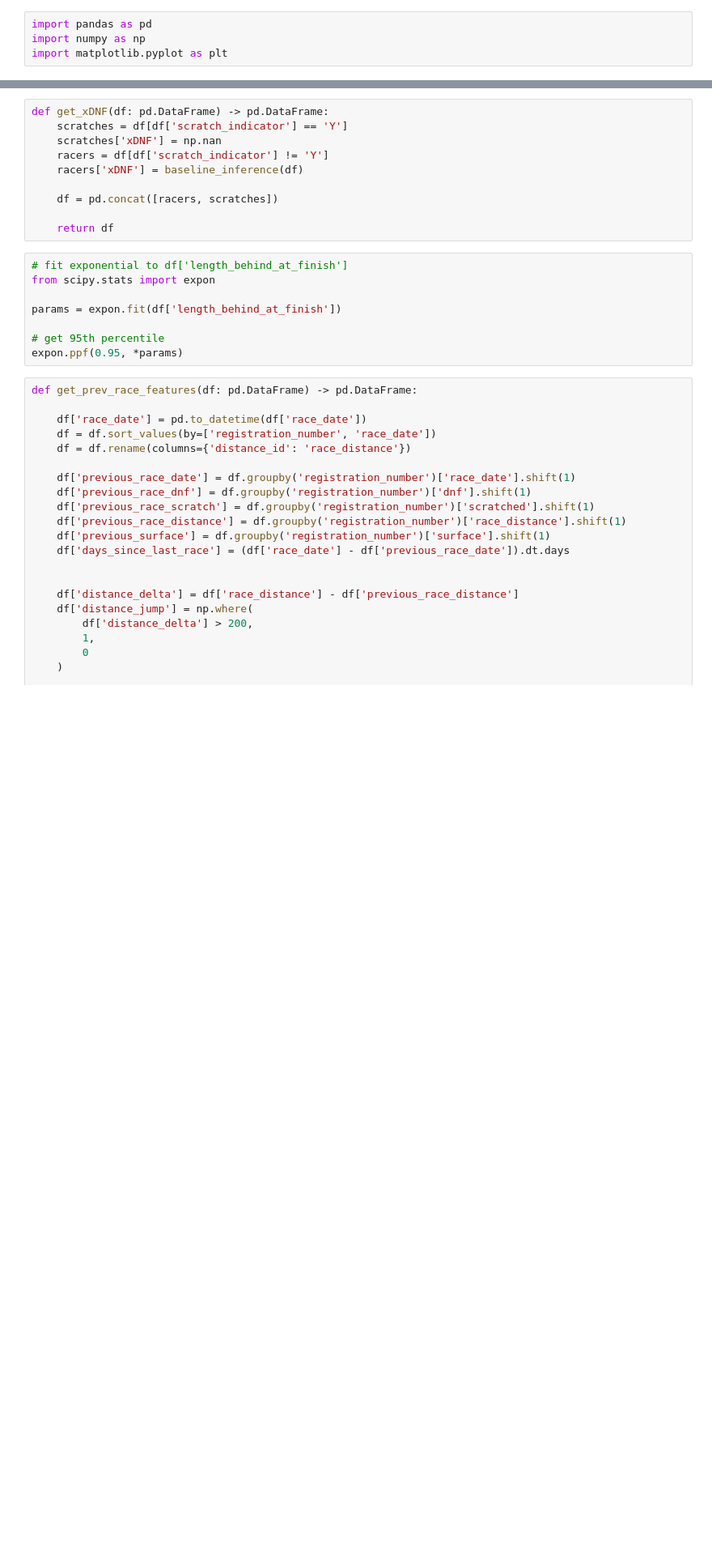
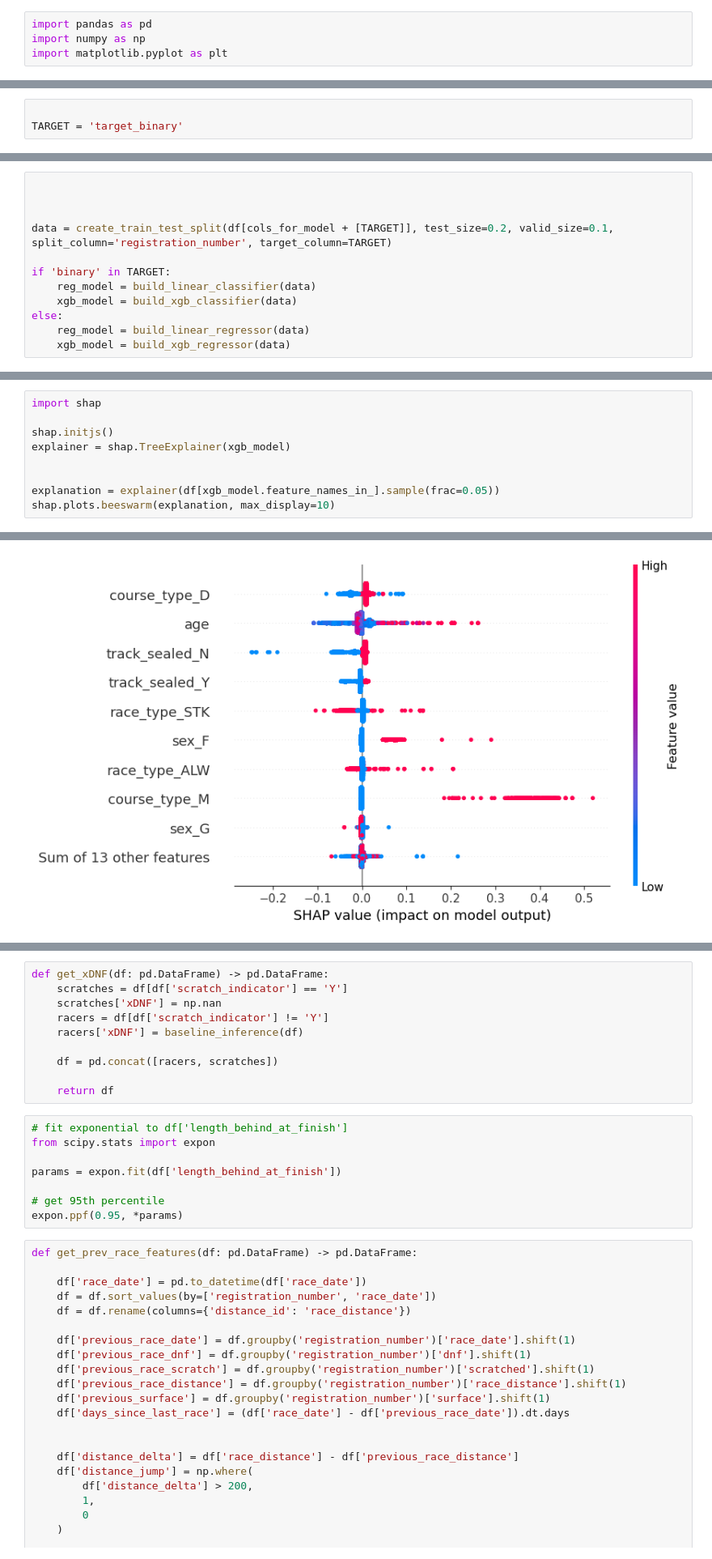
Before and after one commit to jhull40/hisa-trainer-injury, a Jupyter notebook: src/testing.ipynb, the cells around one changed output, grey strips where cells are left out. Shown at 81% size. Saved outputs shown, nothing was run; the diff lists cells and outputs as text; blank space fills up the shorter version.

```diff
--- a/src/testing.ipynb
+++ b/src/testing.ipynb
@@ -4,0 +137,3 @@ import matplotlib.pyplot as plt
+# %%
+
+TARGET = 'target_binary'
@@ -4,0 +164,12 @@ import matplotlib.pyplot as plt
+# %%
+
+
+
+data = create_train_test_split(df[cols_for_model + [TARGET]], test_size=0.2, valid_size=0.1, split_column='registration_number', target_column=TARGET)
+
+if 'binary' in TARGET:
+    reg_model = build_linear_classifier(data)
+    xgb_model = build_xgb_classifier(data)
+else:
+    reg_model = build_linear_regressor(data)
+    xgb_model = build_xgb_regressor(data)
@@ -4,0 +248,10 @@ import matplotlib.pyplot as plt
+# %%
+import shap
+
+shap.initjs()
+explainer = shap.TreeExplainer(xgb_model)
+
+
+explanation = explainer(df[xgb_model.feature_names_in_].sample(frac=0.05))
+shap.plots.beeswarm(explanation, max_display=10)
+# %% [output]
@@ -4,0 +259 @@ import matplotlib.pyplot as plt
+[figure, added]
```
Also changed, not shown: parts of 32 cells of this notebook, 36 other files.
